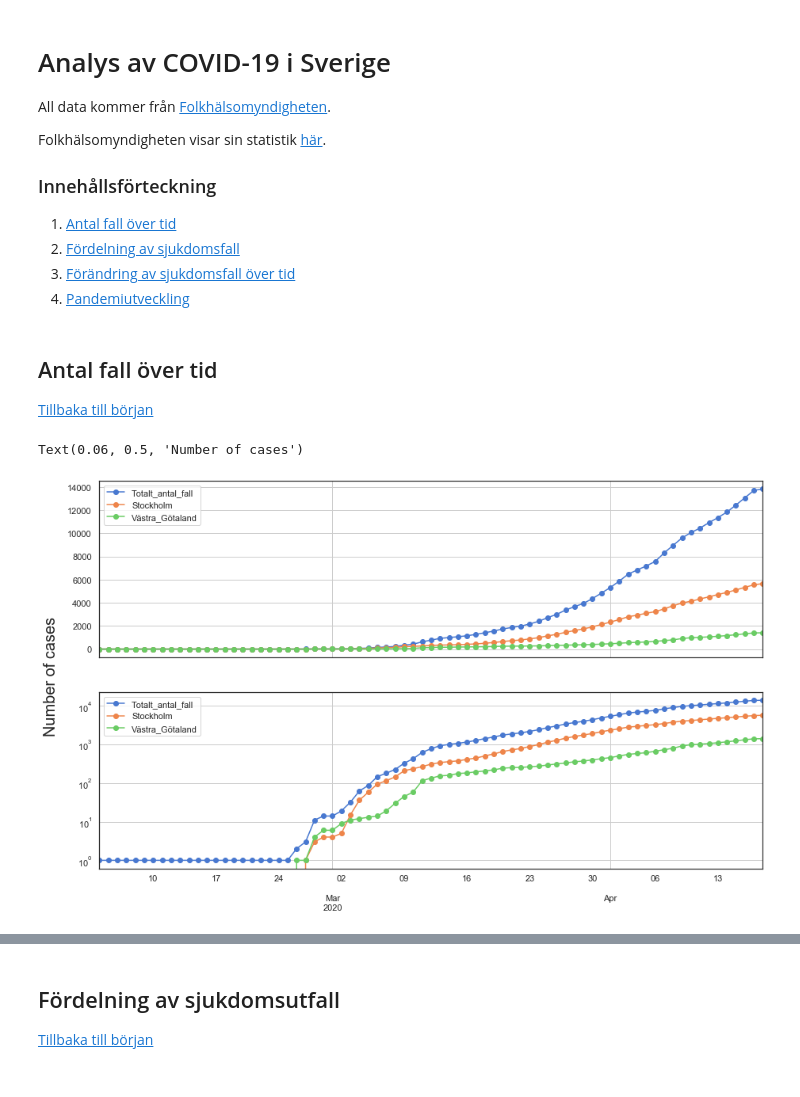
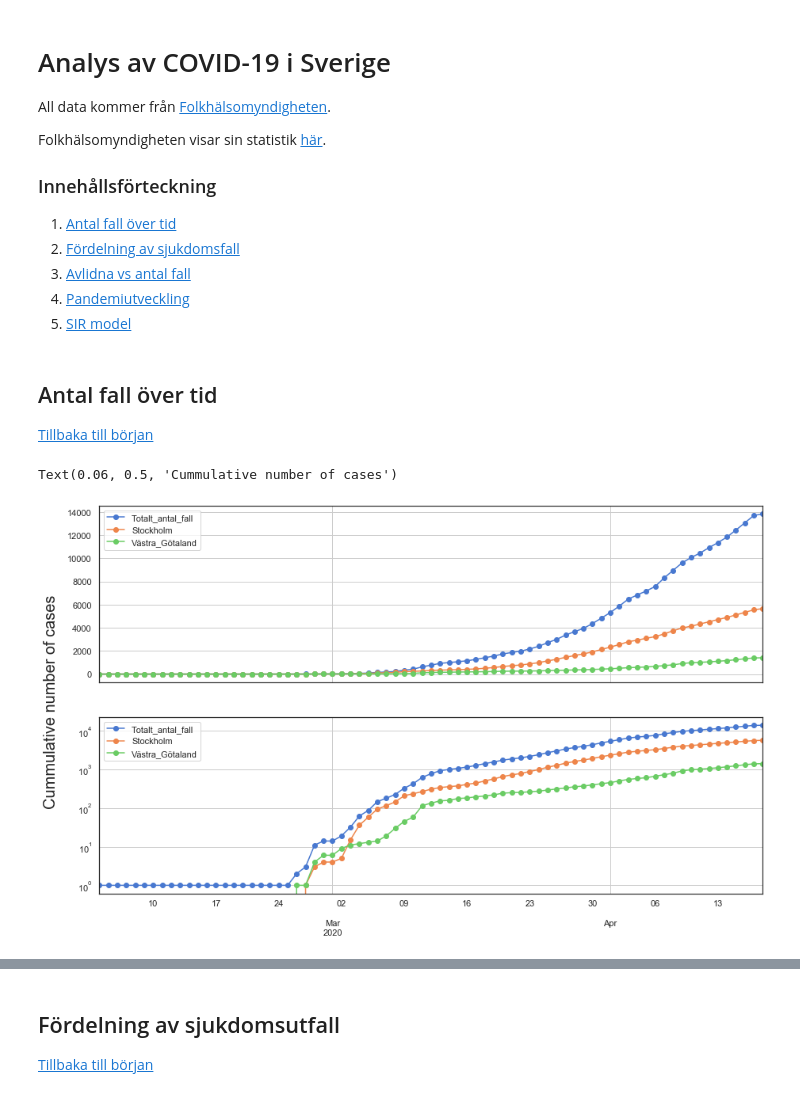
Before and after one commit to Frallmeister/covid19, a Jupyter notebook: corona_notebook.ipynb, the cells around one changed output, grey strips where cells are left out. Cells and saved outputs as stored; diff of their text form; code cells hidden in the pictures.

Commit message:
Add SIR model to notebook

```diff
--- a/corona_notebook.ipynb
+++ b/corona_notebook.ipynb
@@ -9,8 +9,9 @@ Folkhälsomyndigheten visar sin statistik [här](https://experience.arcgis.com/e
 ### Innehållsförteckning
 1. [Antal fall över tid](#antal_fall_över_tid)
 2. [Fördelning av sjukdomsfall](#sjukdomsutfall)
-3. [Förändring av sjukdomsfall över tid](#derivative)
+3. [Avlidna vs antal fall](#scatter)
 4. [Pandemiutveckling](#trajectory)
+5. [SIR model](#sir)
 # %%
 import pandas as pd
 import numpy as np
@@ -27,20 +34,20 @@ dfi = df.set_index('Statistikdatum')
 # %%
 fig, (ax1, ax2) = plt.subplots(2, 1, sharex=True, figsize=(15,9))
 
 y = [
     'Totalt_antal_fall',
     'Stockholm',
     'Västra_Götaland',
 #     'Sörmland',
 ]
 dfi.cumsum().plot(y=y, style='-o', grid=True, logy=False, ax=ax1)
 dfi.cumsum().plot(y=y, style='-o', grid=True, logy=True, ax=ax2)
 
 ax2.set_xlabel('')
-fig.text(0.06, 0.5, 'Number of cases', va='center', rotation='vertical', fontsize=20)
+fig.text(0.06, 0.5, 'Cummulative number of cases', va='center', rotation='vertical', fontsize=20)
 # %% [output]
-Text(0.06, 0.5, 'Number of cases')
+Text(0.06, 0.5, 'Cummulative number of cases')
-[figure, old version]
+[figure, new version]
 # %%
 regions = [
     "Totalt_antal_fall",
```
Also changed, not shown: parts of 7 cells of this notebook.
